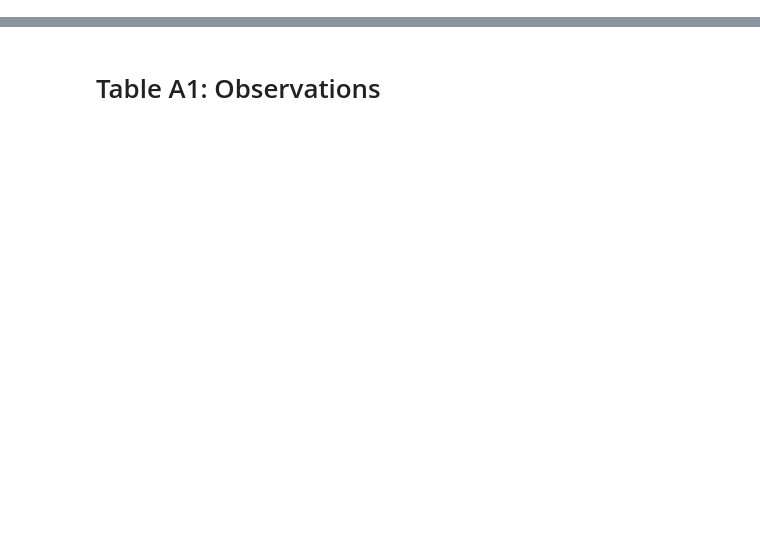
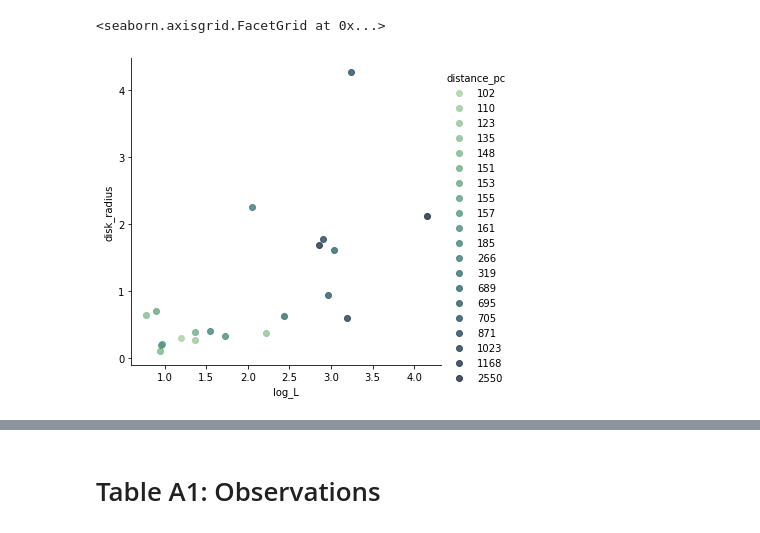
Before and after one commit to marcosarenal/gravity-data-reduction, a Jupyter notebook: Marcos2020_tables.ipynb, the cells around one changed output, grey strips where cells are left out. Cells and saved outputs as stored; diff of their text form; code cells hidden in the pictures; blank space fills up the shorter version.

```diff
--- a/Marcos2020_tables.ipynb
+++ b/Marcos2020_tables.ipynb
@@ -24,0 +295,6 @@ import pandas as pd
+# %%
+sns.lmplot(x='log_L', y='disk_radius', data=table3_perraut_2019,
+           hue='distance_pc', palette="ch:r=-.5,l=.75")
+# %% [output]
+<seaborn.axisgrid.FacetGrid at 0x...>
+[figure, added]
```
Also changed, not shown: parts of 23 cells of this notebook, 7 other files.
